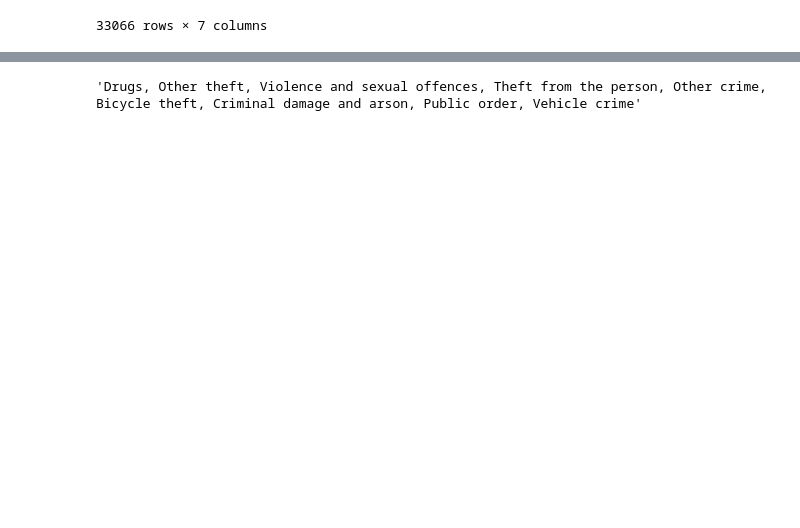
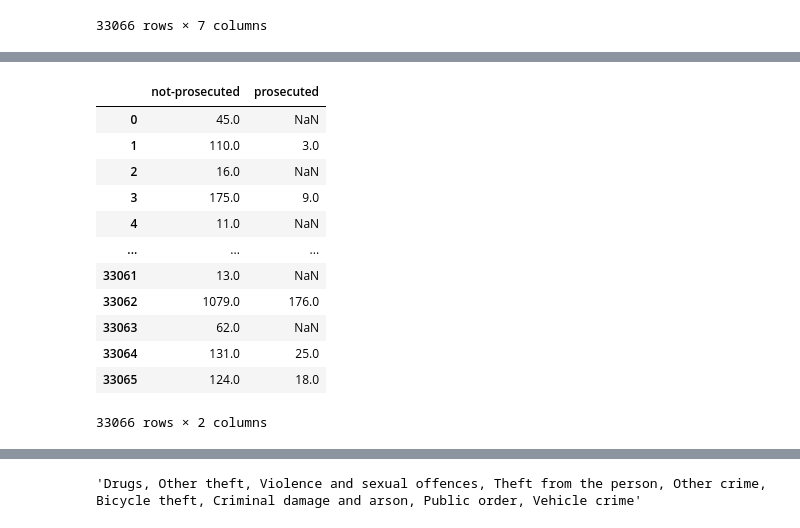
Before and after one commit to saquibmohiuddin/cubed-workshop, a Jupyter notebook: cleaning_eda.ipynb, the cells around one changed output, grey strips where cells are left out. Cells and saved outputs as stored; diff of their text form; code cells hidden in the pictures; blank space fills up the shorter version.

```diff
--- a/cleaning_eda.ipynb
+++ b/cleaning_eda.ipynb
@@ -214,0 +202,16 @@ lsoa_crime_df
+# %%
+col
+# %% [output]
+|  | not-prosecuted | prosecuted |
+| 0 | 45.0 | NaN |
+| 1 | 110.0 | 3.0 |
+| 2 | 16.0 | NaN |
+| 3 | 175.0 | 9.0 |
+| 4 | 11.0 | NaN |
+| ... | ... | ... |
+| 33061 | 13.0 | NaN |
+| 33062 | 1079.0 | 176.0 |
+| 33063 | 62.0 | NaN |
+| 33064 | 131.0 | 25.0 |
+| 33065 | 124.0 | 18.0 |
+33066 rows × 2 columns
```
Also changed, not shown: parts of 13 cells of this notebook, 2 other files.
